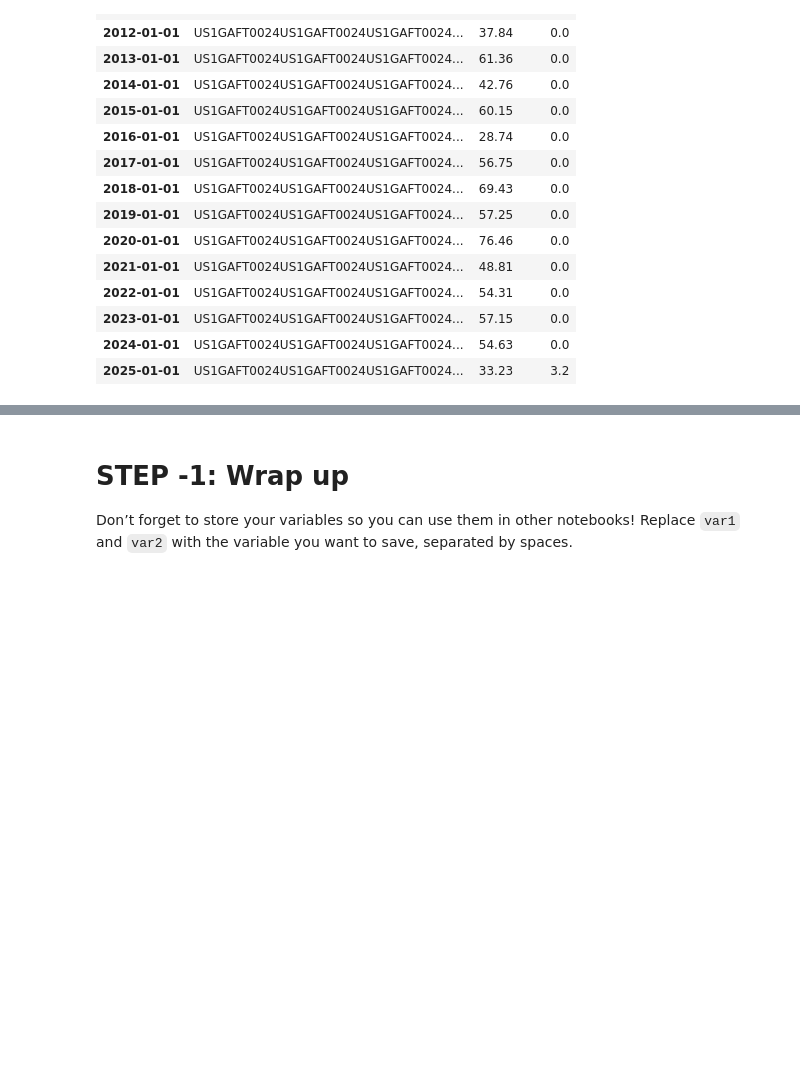
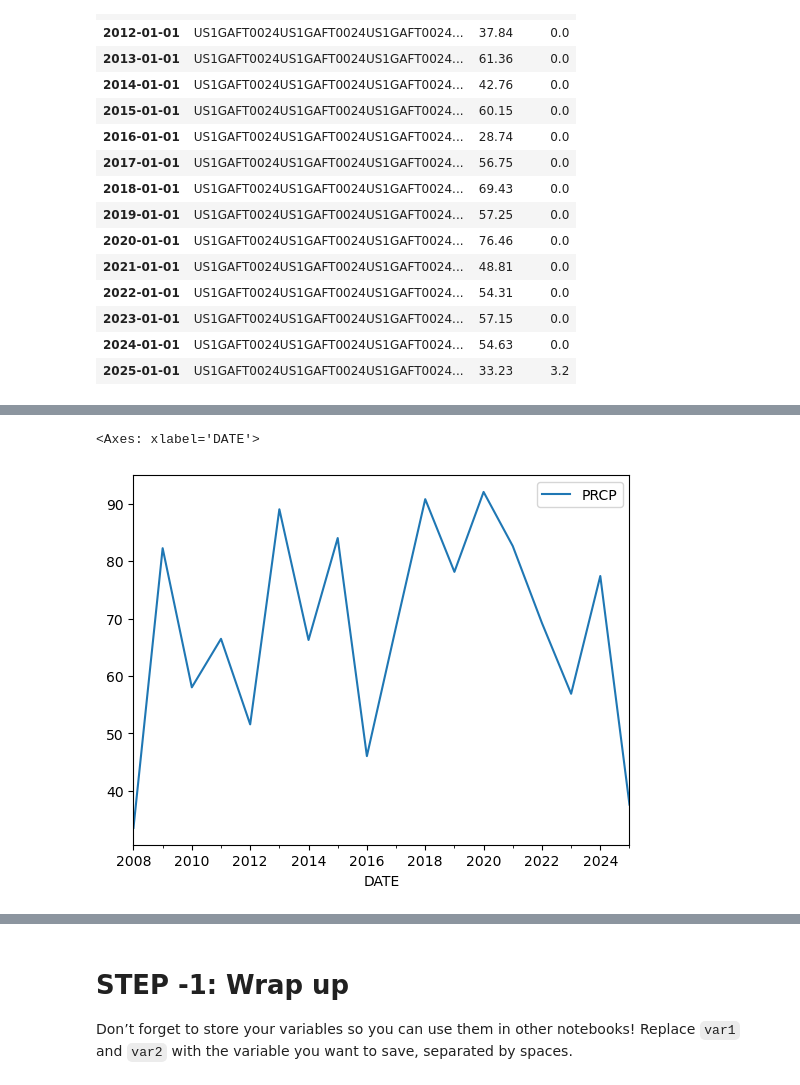
Before and after one commit to cu-esiil-edu/01-climate-tjboyer13, a Jupyter notebook: notebooks/climate-98-download.ipynb, the cells around one changed output, grey strips where cells are left out. Drawn from its saved outputs; the diff is of its cells as text; code cells hidden in the pictures; blank space fills up the shorter version.

```diff
--- a/notebooks/climate-98-download.ipynb
+++ b/notebooks/climate-98-download.ipynb
@@ -173,3 +219,7 @@ annu_climate_df
 | 2023-01-01 | US1GAFT0024US1GAFT0024US1GAFT0024... | 57.15 | 0.0 |
 | 2024-01-01 | US1GAFT0024US1GAFT0024US1GAFT0024... | 54.63 | 0.0 |
 | 2025-01-01 | US1GAFT0024US1GAFT0024US1GAFT0024... | 33.23 | 3.2 |
+# %%
+#Resample precip annually
+annu_fannin_climate_df = fannin_climate_df.resample('YS').sum()
+annu_fannin_climate_df
@@ -182,3 +251,9 @@ annu_climate_df.plot(y='PRCP')
+# %%
+# Plot the annual data
+annu_fannin_climate_df.plot(y='PRCP')
+# %% [output]
+<Axes: xlabel='DATE'>
+[figure, added]
 # %%
 # Plot the annual data interactively
 annualsumclimate_plot = annu_climate_df.hvplot(y='PRCP')
```
Also changed, not shown: parts of 11 cells of this notebook, 1 other file.
